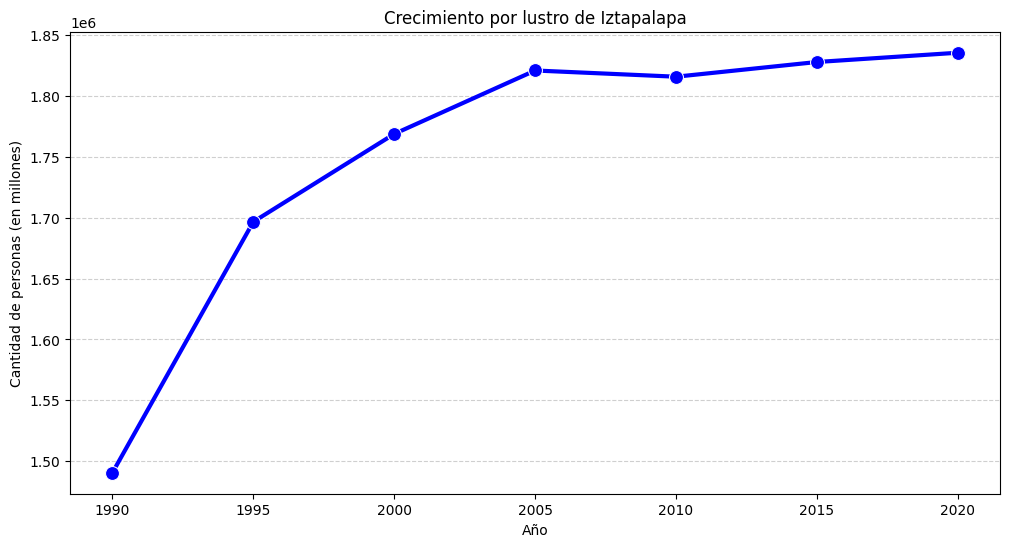
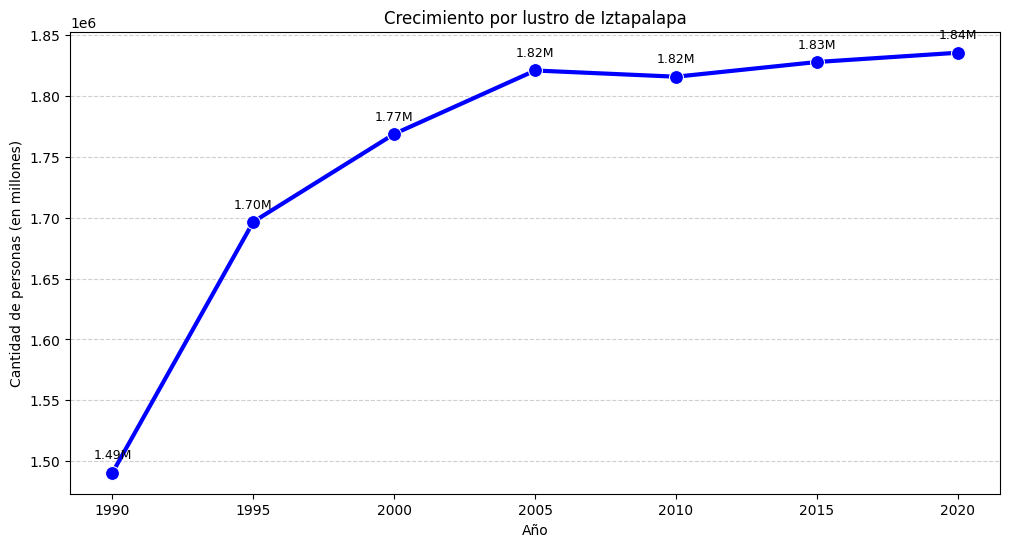
Unified diff of the notebook cell whose output changed from the first chart to the second:
--- before
+++ after
@@ -16,4 +16,14 @@
              linewidth=3,
              markersize=10)
+
+# Después de tu sns.lineplot, añade:
+for i, (year, pop) in enumerate(zip(crecimiento_iztapalapa.index, crecimiento_iztapalapa.values)):
+    plt.annotate(f'{pop/1e6:.2f}M', 
+                 (year, pop), 
+                 textcoords="offset points", 
+                 xytext=(0,10), 
+                 ha='center',
+                 fontsize=9)
+
 plt.xlabel("Año")
 plt.ylabel("Cantidad de personas (en millones)")

Commit: Añadí a la gráfica lineal del crecimiento de Iztapalapa los valores en cada punto (data labels)